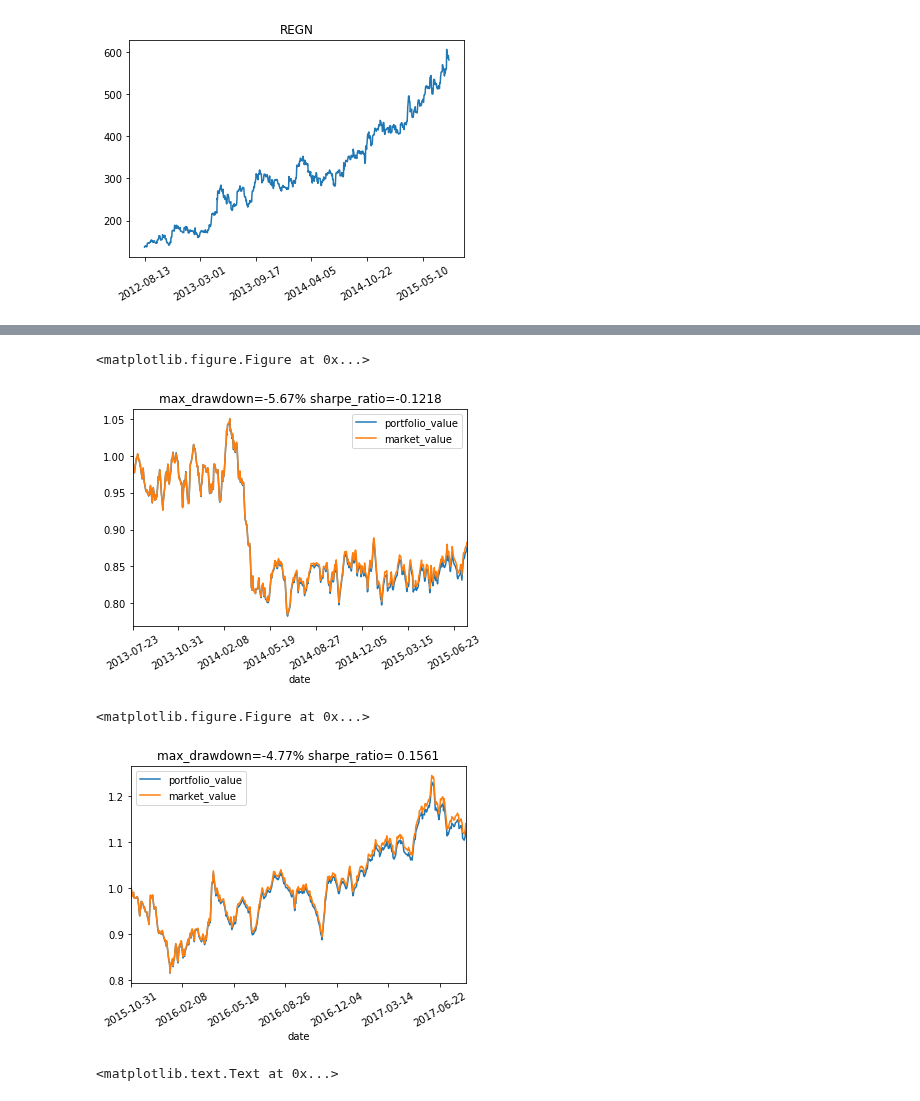
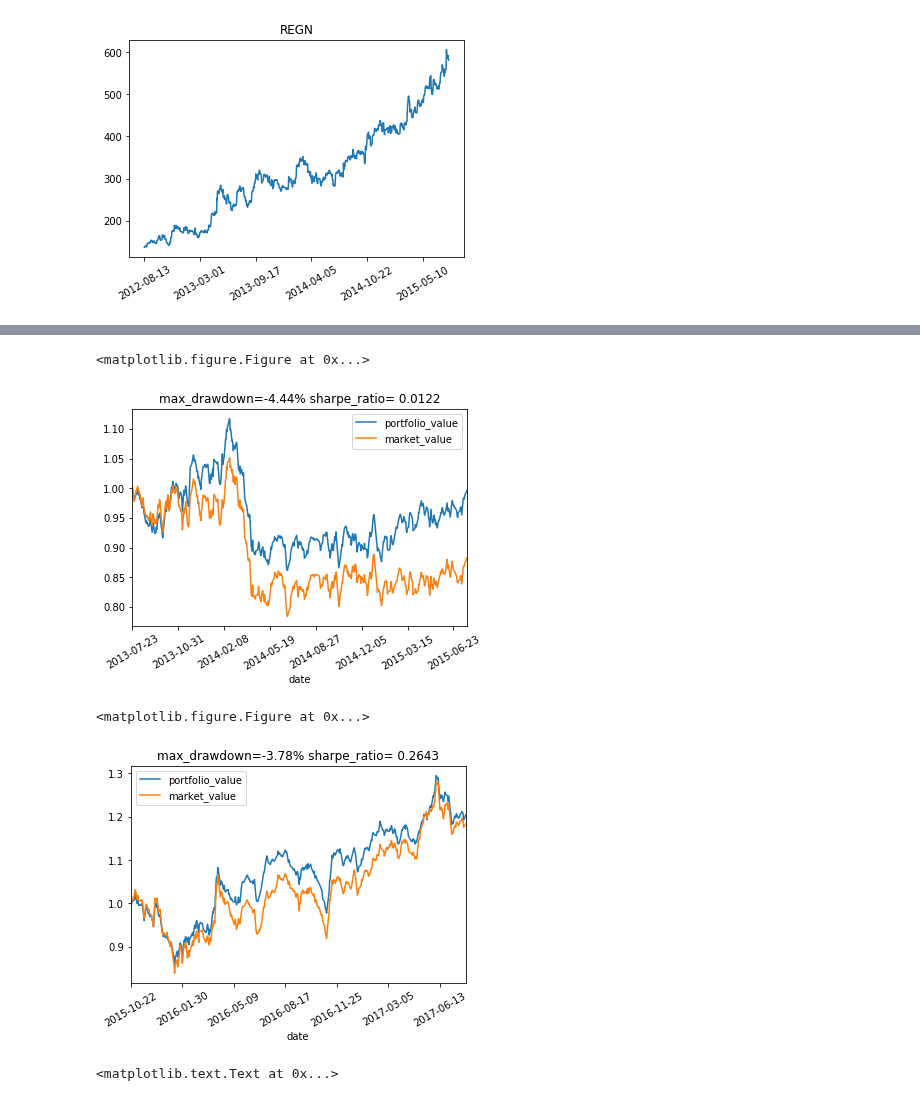
Before and after one commit to vermouth1992/drl-portfolio-management, a Jupyter notebook: src/ddpg_experiments.ipynb, the cells around one changed output, grey strips where cells are left out. Drawn from its saved outputs; the diff is of its cells as text; code cells hidden in the pictures.

Commit message:
DDPG starts to work

```diff
--- a/src/ddpg_experiments.ipynb
+++ b/src/ddpg_experiments.ipynb
@@ -92,29 +91,33 @@ ddpg_model.train(print_every_step=1, verbose=False, debug=False)
 # %%
 # evaluate the model with training data
 env = PortfolioEnv(target_history, target_stocks)
 observation, action = env.reset()
 done = False
 while not done:
-    action = ddpg_model.predict(observation, action)
+    observation = observation[:, :, 3] / observation[:, :, 0]
+    observation = np.expand_dims(observation, axis=-1)
+    action = ddpg_model.predict(observation)
     action = np.squeeze(action, axis=0)
     observation, _, done, _ = env.step(action)
 env._render()
 # %% [output]
 <matplotlib.figure.Figure at 0x...>
-[figure, old version]
+[figure, new version]
 # %%
 # evaluate the model with unseen data from same stock
 env = PortfolioEnv(testing_history, target_stocks, steps=650, start_idx=testing_index_start)
 observation, action = env.reset()
 done = False
 while not done:
-    action = ddpg_model.predict(observation, action)
+    observation = observation[:, :, 3] / observation[:, :, 0]
+    observation = np.expand_dims(observation, axis=-1)
+    action = ddpg_model.predict(observation)
     action = np.squeeze(action, axis=0)
     observation, _, done, _ = env.step(action)
 env._render()
 # %% [output]
 <matplotlib.figure.Figure at 0x...>
-[figure, old version]
+[figure, new version]
 # %%
 np.savez('temp/total_reward_state_1.npz', stat=ddpg_model.total_reward_stat)
 # %%
```
Also changed, not shown: parts of 3 cells of this notebook, 7 other files.
